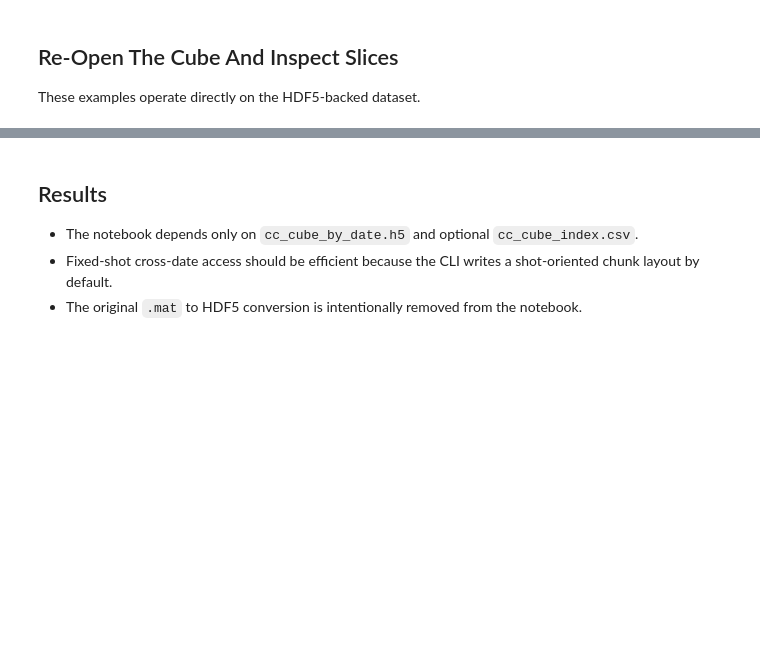
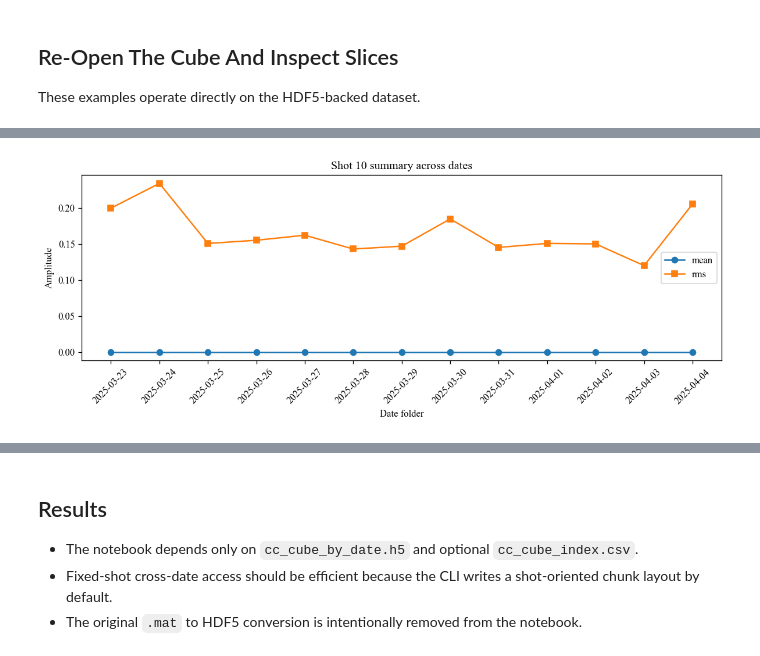
Before and after one commit to erbiaoger/dasQt_ccf, a Jupyter notebook: notebooks/build-disk-backed-changbai-cc-cube.ipynb, the cells around one changed output, grey strips where cells are left out. Cells and saved outputs as stored; diff of their text form; code cells hidden in the pictures; blank space fills up the shorter version.

```diff
--- a/notebooks/build-disk-backed-changbai-cc-cube.ipynb
+++ b/notebooks/build-disk-backed-changbai-cc-cube.ipynb
@@ -147,15 +200,17 @@ plt.show()
 # %%
 # Example 5: date-wise mean / rms plot for the selected shot
 fig, ax = plt.subplots(figsize=(10, 4))
 ax.plot(date_labels, mean_trace_by_date, marker="o", label="mean")
 ax.plot(date_labels, shot_energy_by_date, marker="s", label="rms")
-ax.set_title(f"Shot {SHOT_INDEX} summary across dates")
+ax.set_title(f"Shot {shot_index} summary across dates")
 ax.set_xlabel("Date folder")
 ax.set_ylabel("Amplitude")
 ax.tick_params(axis="x", rotation=45)
 ax.legend()
 fig.tight_layout()
 plt.show()
+# %% [output]
+[figure, added]
 # %%
 # Example 6: global date-wise mean / std and a quick sanity plot
 with h5py.File(OUTPUT_H5, "r") as h5f:
```
Also changed, not shown: parts of 12 cells of this notebook, 5 other files.
